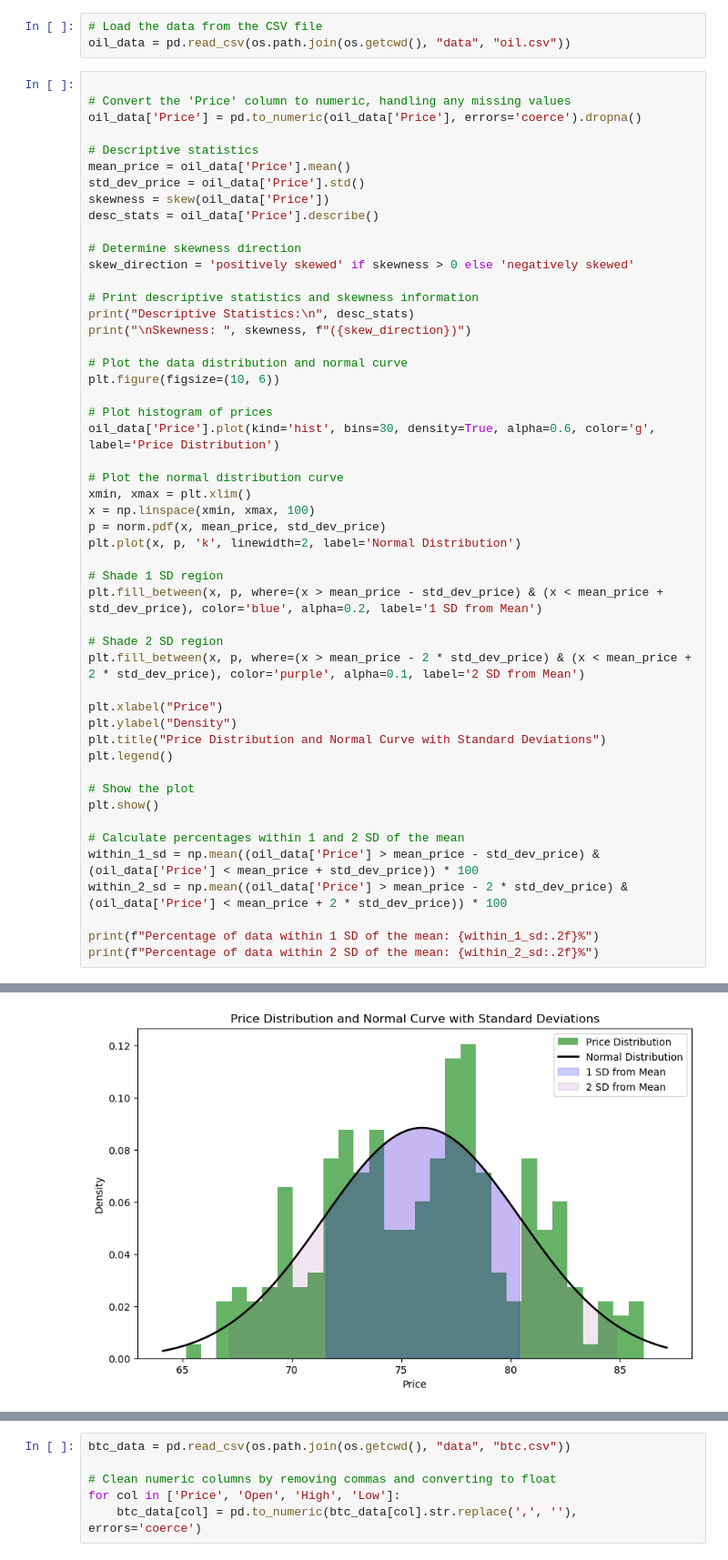
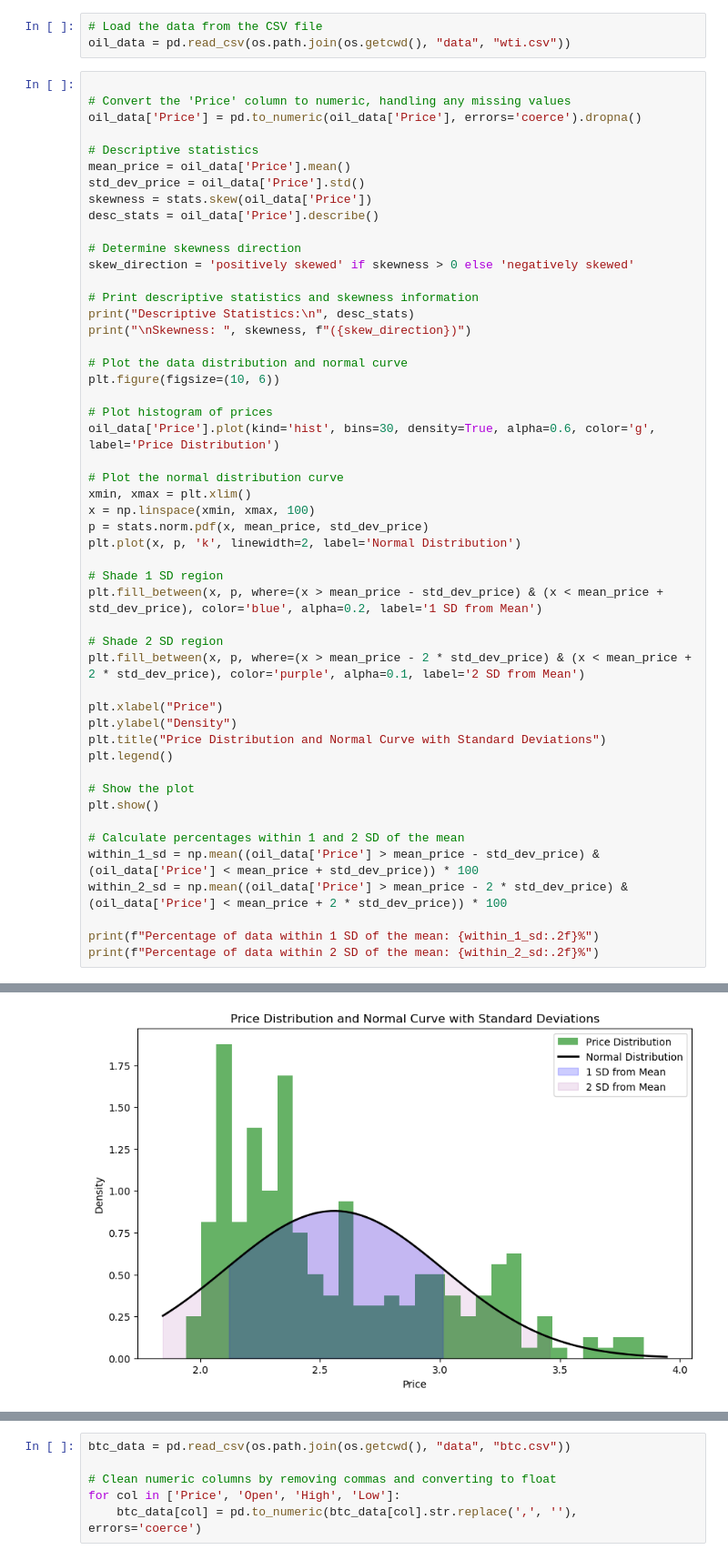
Before and after one commit to Matthew1172/IT-DA-A3, a Jupyter notebook: main.ipynb, the cells around one changed output, grey strips where cells are left out. Shown at 91% size. Drawn from its saved outputs; the diff is of its cells as text.

```diff
--- a/main.ipynb
+++ b/main.ipynb
@@ -7,6 +7,6 @@ from scipy.stats import norm, skew
 # %%
 # Load the data from the CSV file
-oil_data = pd.read_csv(os.path.join(os.getcwd(), "data", "oil.csv"))
+oil_data = pd.read_csv(os.path.join(os.getcwd(), "data", "wti.csv"))
 # %%
 
 # Convert the 'Price' column to numeric, handling any missing values
@@ -15,7 +15,7 @@ oil_data['Price'] = pd.to_numeric(oil_data['Price'], errors='coerce').dropna()
 # Descriptive statistics
 mean_price = oil_data['Price'].mean()
 std_dev_price = oil_data['Price'].std()
-skewness = skew(oil_data['Price'])
+skewness = stats.skew(oil_data['Price'])
 desc_stats = oil_data['Price'].describe()
 
 # Determine skewness direction
@@ -34,7 +34,7 @@ oil_data['Price'].plot(kind='hist', bins=30, density=True, alpha=0.6, color='g',
 # Plot the normal distribution curve
 xmin, xmax = plt.xlim()
 x = np.linspace(xmin, xmax, 100)
-p = norm.pdf(x, mean_price, std_dev_price)
+p = stats.norm.pdf(x, mean_price, std_dev_price)
 plt.plot(x, p, 'k', linewidth=2, label='Normal Distribution')
 
 # Shade 1 SD region
@@ -73 +73 @@ Skewness:  0.014371621324319414 (positively skewed)
-[figure, old version]
+[figure, new version]
```
Also changed, not shown: parts of 13 cells of this notebook, 3 other files.
